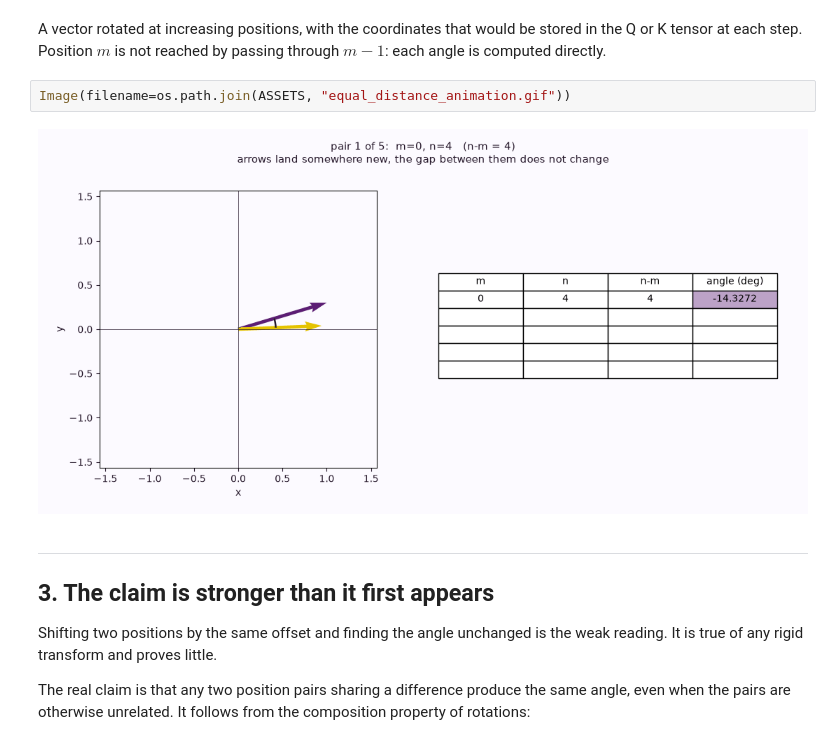
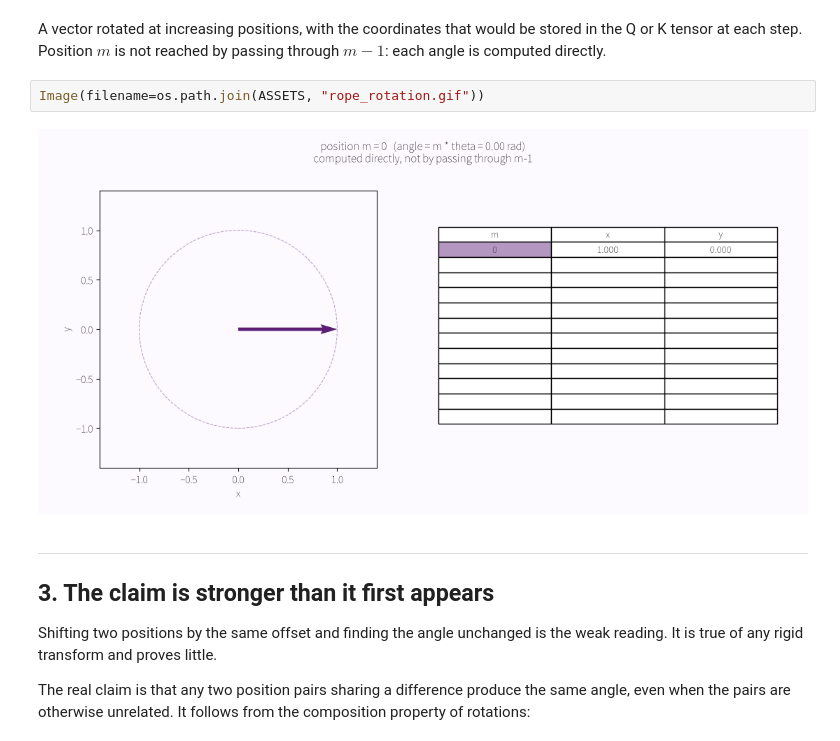
Before and after one commit to yyfenghuang/RoPE-first-principle, a Jupyter notebook: rope_first_principle_walkthrough.ipynb, the cells around one changed output. Cells and saved outputs as stored; diff of their text form.

Commit message:
fix: gif animation not shown again

```diff
--- a/rope_first_principle_walkthrough.ipynb
+++ b/rope_first_principle_walkthrough.ipynb
@@ -188,9 +188,9 @@ A vector rotated at increasing positions, with the coordinates that
 would be stored in the Q or K tensor at each step. Position $m$ is not
 reached by passing through $m-1$: each angle is computed directly.
 # %%
-Image(filename=os.path.join(ASSETS, "equal_distance_animation.gif"))
+Image(filename=os.path.join(ASSETS, "rope_rotation.gif"))
 # %% [output]
-[figure, old version]
+[figure, new version]
 # %% [markdown]
 ---
 
```
Also changed, not shown: parts of 5 cells of this notebook, 4 other files.
